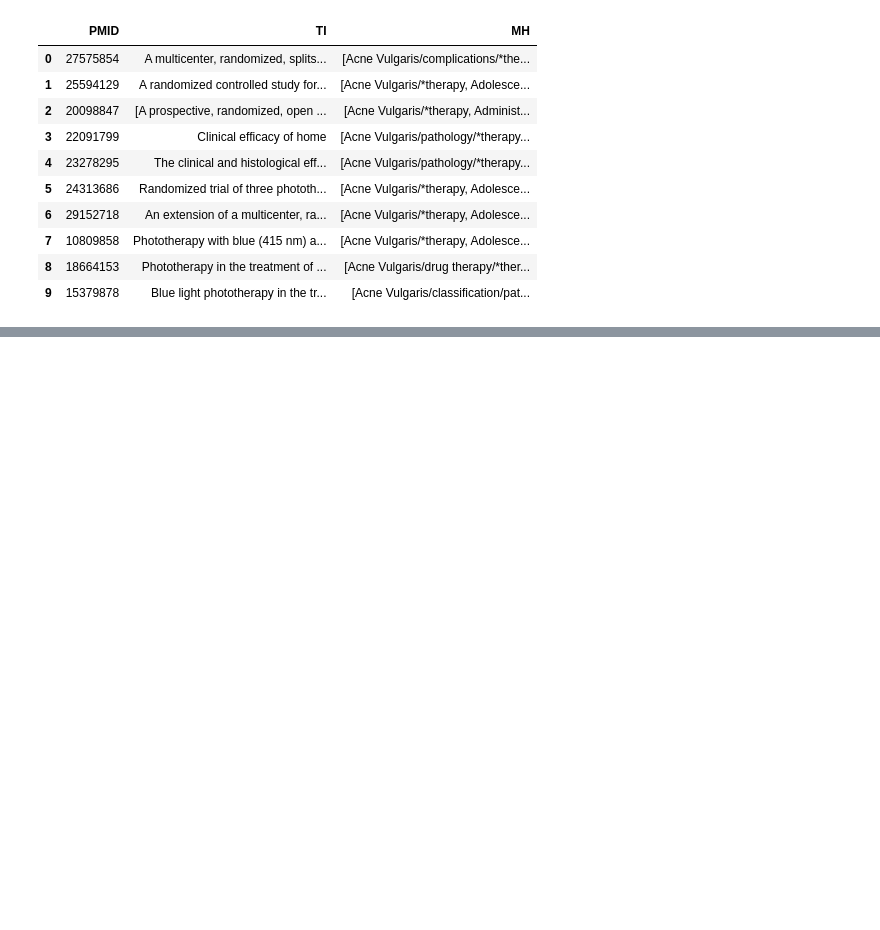
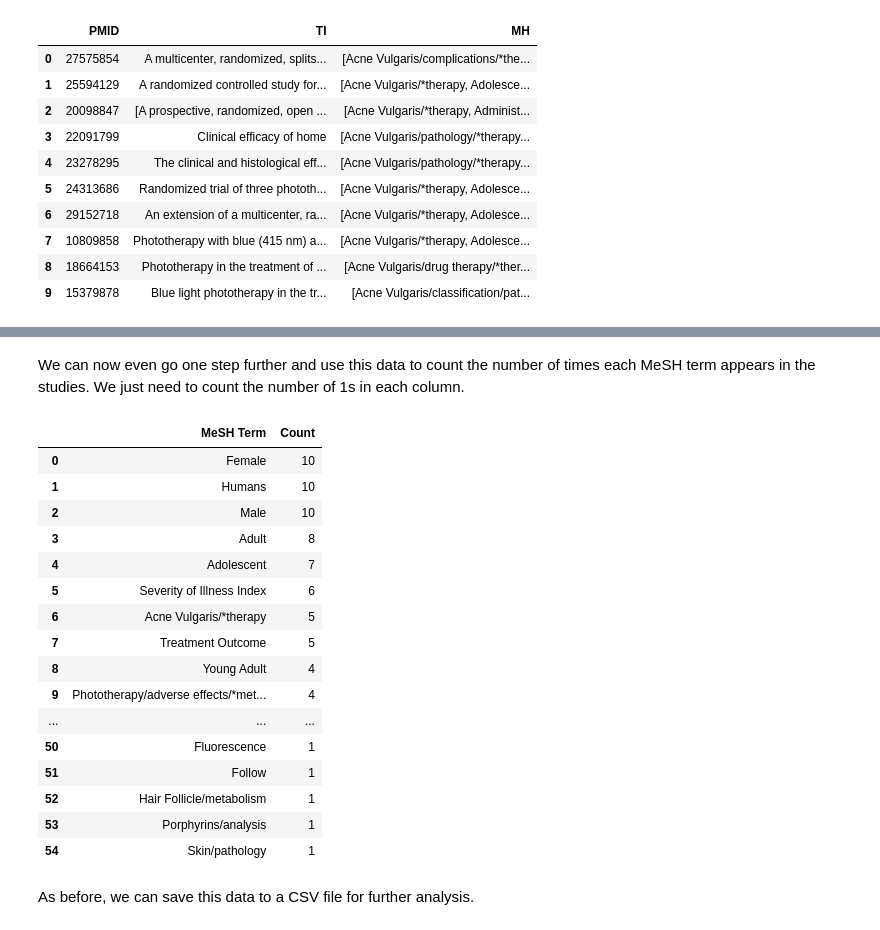
Before and after one commit to hscells/apis-for-evidence-identification, a Jupyter notebook: 3-use-cases/3-4-replicating-yale-mesh-analyzer.ipynb, the cells around one changed output, grey strips where cells are left out. Cells and saved outputs as stored; diff of their text form; code cells hidden in the pictures; blank space fills up the shorter version.

```diff
--- a/3-use-cases/3-4-replicating-yale-mesh-analyzer.ipynb
+++ b/3-use-cases/3-4-replicating-yale-mesh-analyzer.ipynb
@@ -77,0 +125,27 @@ df_studies[["PMID", "TI", "MH"]]
+# %% [markdown]
+We can now even go one step further and use this data to count the number of times each MeSH term appears in the studies. We just need to count the number of 1s in each column.
+# %%
+mesh_count = Counter()
+for term, vec in mesh_index.items():
+    mesh_count[term] = sum(vec)
+pd.DataFrame(mesh_count.most_common(), columns=["MeSH Term", "Count"])
+# %% [output]
+|  | MeSH Term | Count |
+| 0 | Female | 10 |
+| 1 | Humans | 10 |
+| 2 | Male | 10 |
+| 3 | Adult | 8 |
+| 4 | Adolescent | 7 |
+| 5 | Severity of Illness Index | 6 |
+| 6 | Acne Vulgaris/*therapy | 5 |
+| 7 | Treatment Outcome | 5 |
+| 8 | Young Adult | 4 |
+| 9 | Phototherapy/adverse effects/*met... | 4 |
+| ... | ... | ... |
+| 50 | Fluorescence | 1 |
+| 51 | Follow | 1 |
+| 52 | Hair Follicle/metabolism | 1 |
+| 53 | Porphyrins/analysis | 1 |
+| 54 | Skin/pathology | 1 |
+# %% [markdown]
+As before, we can save this data to a CSV file for further analysis.
```
Also changed, not shown: parts of 12 cells of this notebook, 1 other file.
